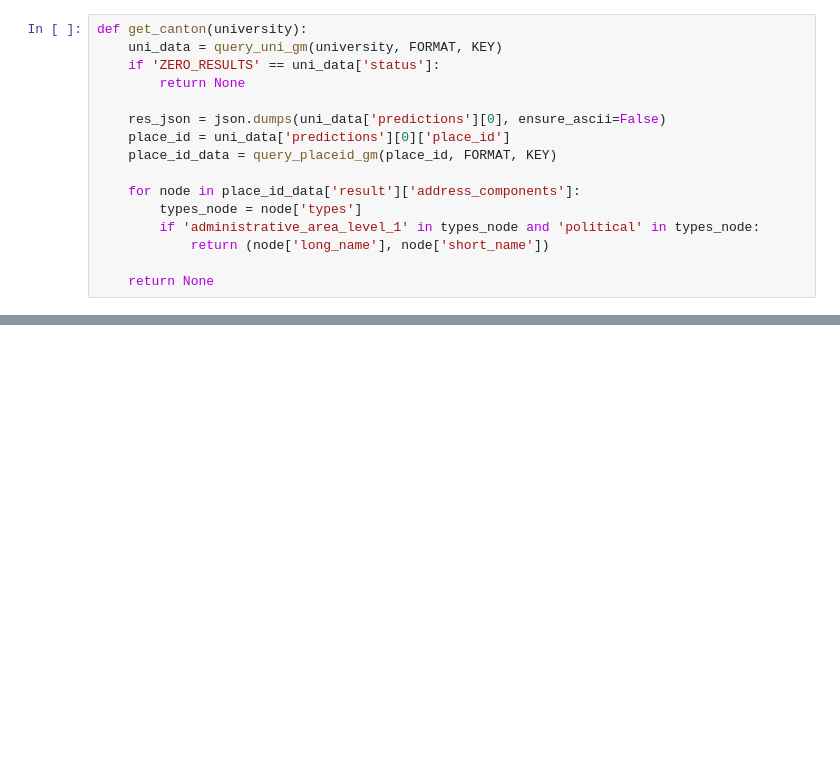
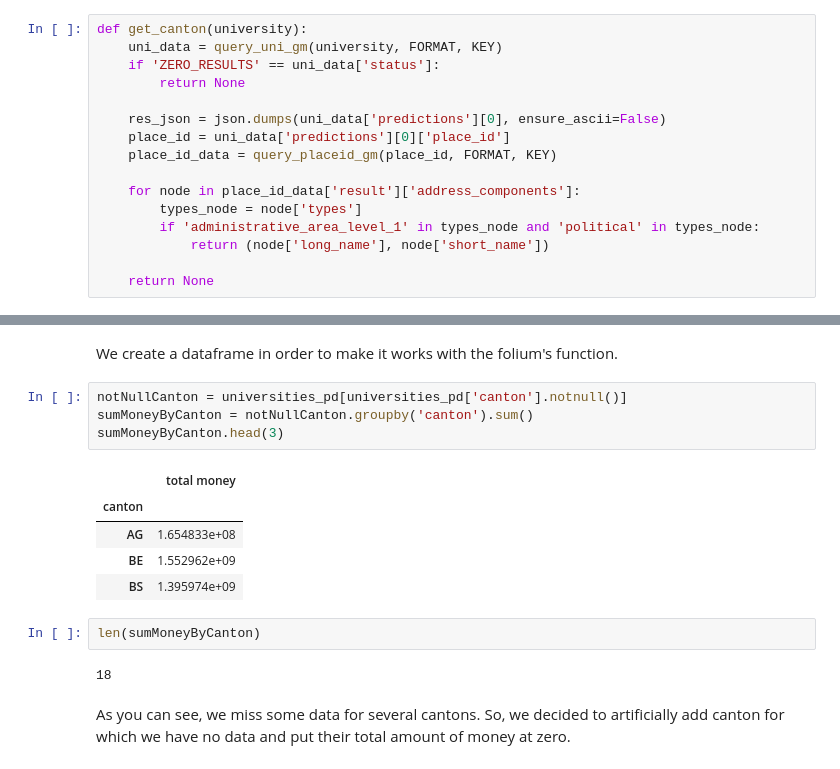
Before and after one commit to daniel-guggenheim/ada-homeworks, a Jupyter notebook: 03 - Interactive Viz/InteractiveViz.ipynb, the cells around one changed output, grey strips where cells are left out. Drawn from its saved outputs; the diff is of its cells as text; blank space fills up the shorter version.

```diff
--- a/03 - Interactive Viz/InteractiveViz.ipynb
+++ b/03 - Interactive Viz/InteractiveViz.ipynb
@@ -365,0 +437,19 @@ universities_pd[universities_pd['canton'].notnull()]
+# %% [markdown]
+We create a dataframe in order to make it works with the folium's function.
+# %%
+notNullCanton = universities_pd[universities_pd['canton'].notnull()]
+sumMoneyByCanton = notNullCanton.groupby('canton').sum()
+sumMoneyByCanton.head(3)
+# %% [output]
+|  | total money |
+| canton |  |
+| AG | 1.654833e+08 |
+| BE | 1.552962e+09 |
+| BS | 1.395974e+09 |
+# %%
+len(sumMoneyByCanton)
+# %% [output]
+18
+# %% [markdown]
+As you can see, we miss some data for several cantons.
+So, we decided to artificially add canton for which we have no data and put their total amount of money at zero.
```
Also changed, not shown: parts of 35 cells of this notebook, 1 other file.
